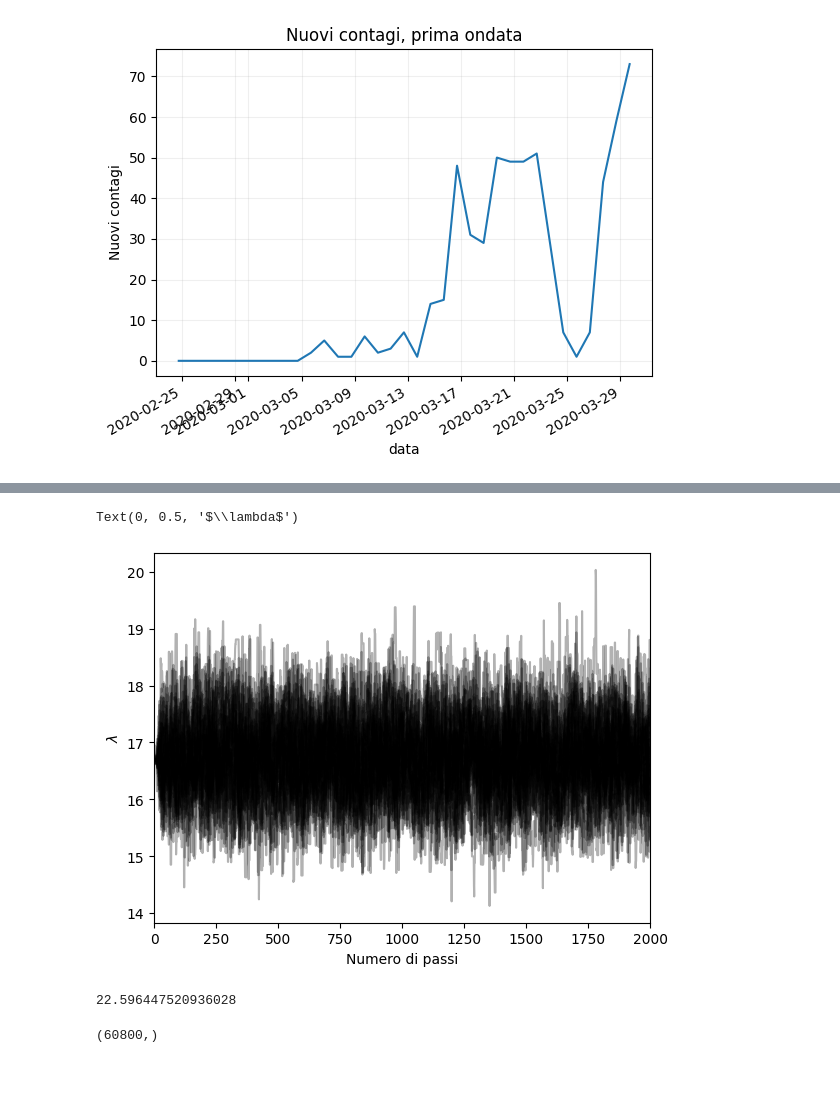
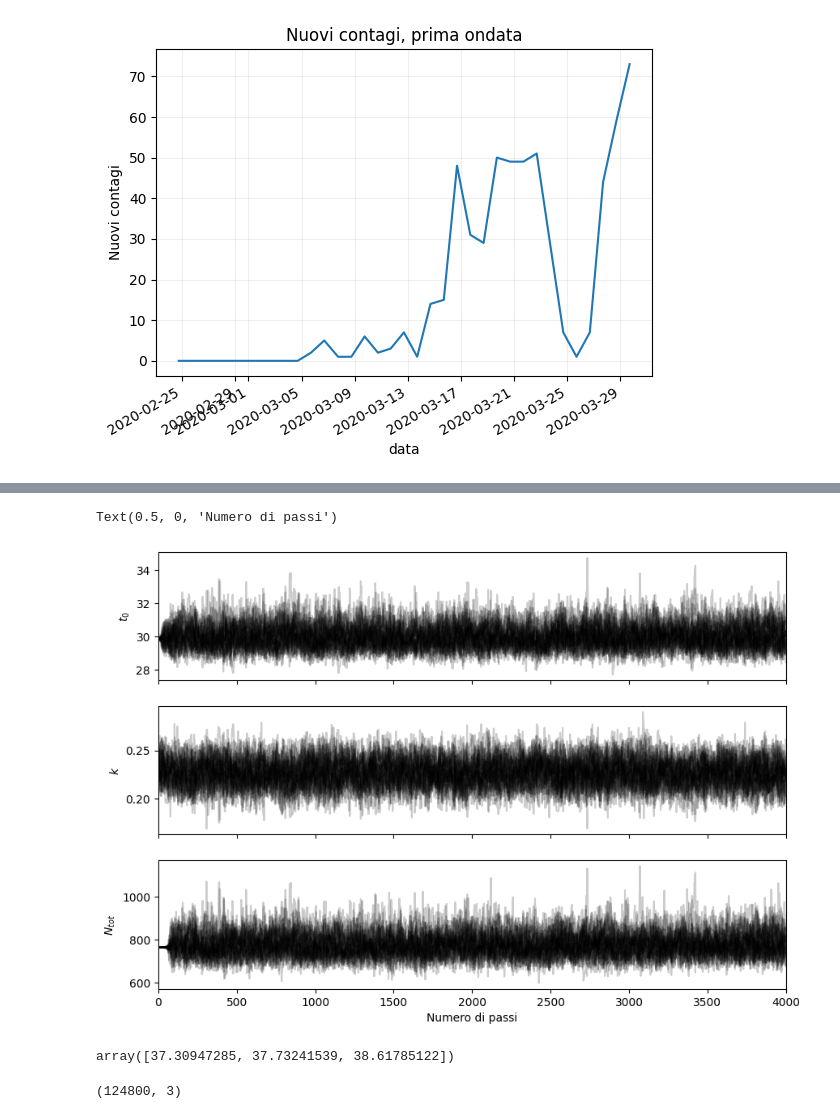
Before and after one commit to D4wnstar/analisi-covid-trmd, a Jupyter notebook: src/analisi.ipynb, the cells around one changed output, grey strips where cells are left out. Saved outputs shown, nothing was run; the diff lists cells and outputs as text; code cells hidden in the pictures; blank space fills up the shorter version.

```diff
--- a/src/analisi.ipynb
+++ b/src/analisi.ipynb
@@ -134,5 +128,5 @@ def contagi_giornalieri(func: Callable, day: int, **kwargs):
 # %%
-x = np.linspace(-5, 15, 1000)
+x = np.linspace(-15, 15, 1000)
 # %%
 # Alcuni test per vedere se la funzione logistica è corretta
 for k in [0.5, 1.0, 1.5, 2.0]:
@@ -242,9 +309,16 @@ def log_posterior(params: int, measured_cases: int):
 # Impostiamo il seme RNG per rendere i calcoli riproducibili
 np.random.seed(1234)
 # %%
-# Cerchiamo il minimo della funzione posterior per aiutare l'algoritmo emcee
-start_point = 50
-min_result = minimize(lambda *args: -log_posterior(*args), start_point, args=(data_aosta_daily_early["nuovi_positivi"], ))
-min_events = min_result.x[0]
-min_events
+# Cerchiamo il minimo della funzione posterior per migliorare il punto di partenza dell'algoritmo emcee
+starting_point = np.array([0, 0.1, 1000])
+min_result = minimize(
+    lambda *args: -log_posterior(*args),
+    starting_point,
+    args=(
+        np.arange(0, 35), # Giorni dall'inizio della pandemia
+        data_aosta_daily_early["nuovi_positivi"],
+    ),
+)
+min_params = min_result.x
+min_params
 # %% [output]
@@ -252,4 +326,5 @@ min_events
 # %%
-sampler = emcee.EnsembleSampler(32, 1, log_posterior, args=(data_aosta_daily_early["nuovi_positivi"], ))
-sampler.run_mcmc(min_events + 1e-2 * np.random.rand(32, 1), 2000, progress=True)
+# L'algoritmo emcee vero e proprio, calcolato sui dati dei prima 35 giorni
+sampler = emcee.EnsembleSampler(32, 3, log_posterior, args=(np.arange(0, 35), data_aosta_daily_early["nuovi_positivi"]))
+sampler.run_mcmc(min_params + 1e-2 * np.random.rand(32, 3), 4000, progress=True)
 # %% [output]
@@ -273,20 +348,29 @@ State([[17.29226189]
-# %%
-samples = sampler.get_chain()
-samples = samples.reshape(2000, 32)
-plt.plot(samples, "k", alpha=0.3)
-plt.xlim(0, len(samples))
-plt.xlabel("Numero di passi")
-plt.ylabel("$\lambda$")
-# %% [output]
-Text(0, 0.5, '$\\lambda$')
-[figure, removed]
-# %%
-est_lambda = sampler.get_autocorr_time()[0]
-est_lambda
-# %% [output]
-22.596447520936028
+# %%
+# Grafichiamo i risultati della catena di Monte Carlo
+samples = sampler.get_chain()
+
+dims = 3
+fig, axes = plt.subplots(dims, figsize=(10, 7), sharex=True)
+labels = ["$t_{0}$", "$k$", "$N_{tot}$"]
+for i in range(dims):
+    axes[i].plot(samples[:, :, i], "k", alpha=0.2)
+    axes[i].set_xlim(0, len(samples))
+    axes[i].set_ylabel(labels[i])
+
+axes[-1].set_xlabel("Numero di passi")
+# %% [output]
+Text(0.5, 0, 'Numero di passi')
+[figure, added]
+# %%
+# Controlliamo che il tempo di autocorrelazione sia sufficientemente alto
+# (ossia che emcee non dia un errore)
+tau = sampler.get_autocorr_time()
+tau
+# %% [output]
+array([37.30947285, 37.73241539, 38.61785122])
 # %%
-flat_samples = sampler.get_chain(discard=100, flat=True).flatten()
+# Prendiamo i valori della catena, scartando i primi 100
+flat_samples = sampler.get_chain(discard=100, flat=True)
 flat_samples.shape
 # %% [output]
-(60800,)
+(124800, 3)
```
Also changed, not shown: parts of 33 cells of this notebook, 2 other files.
